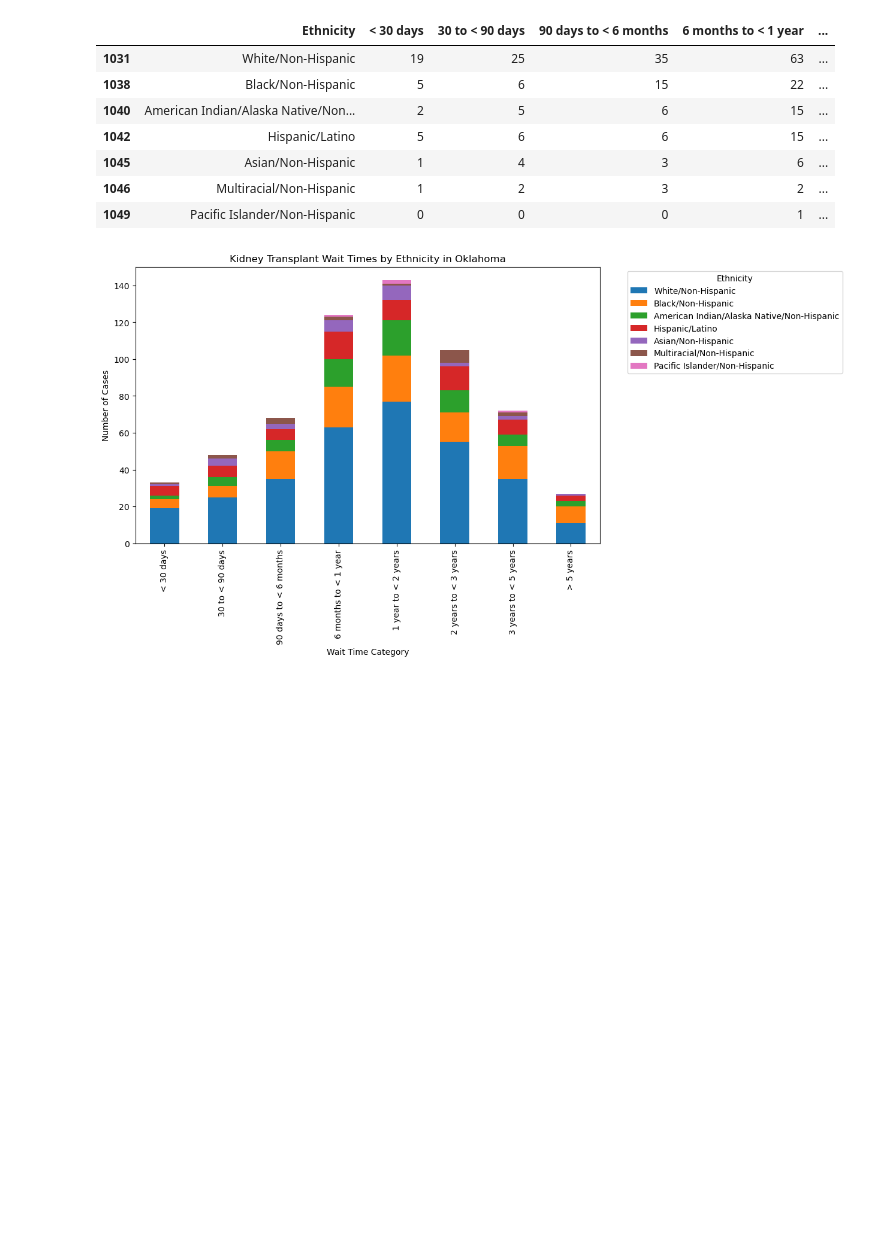
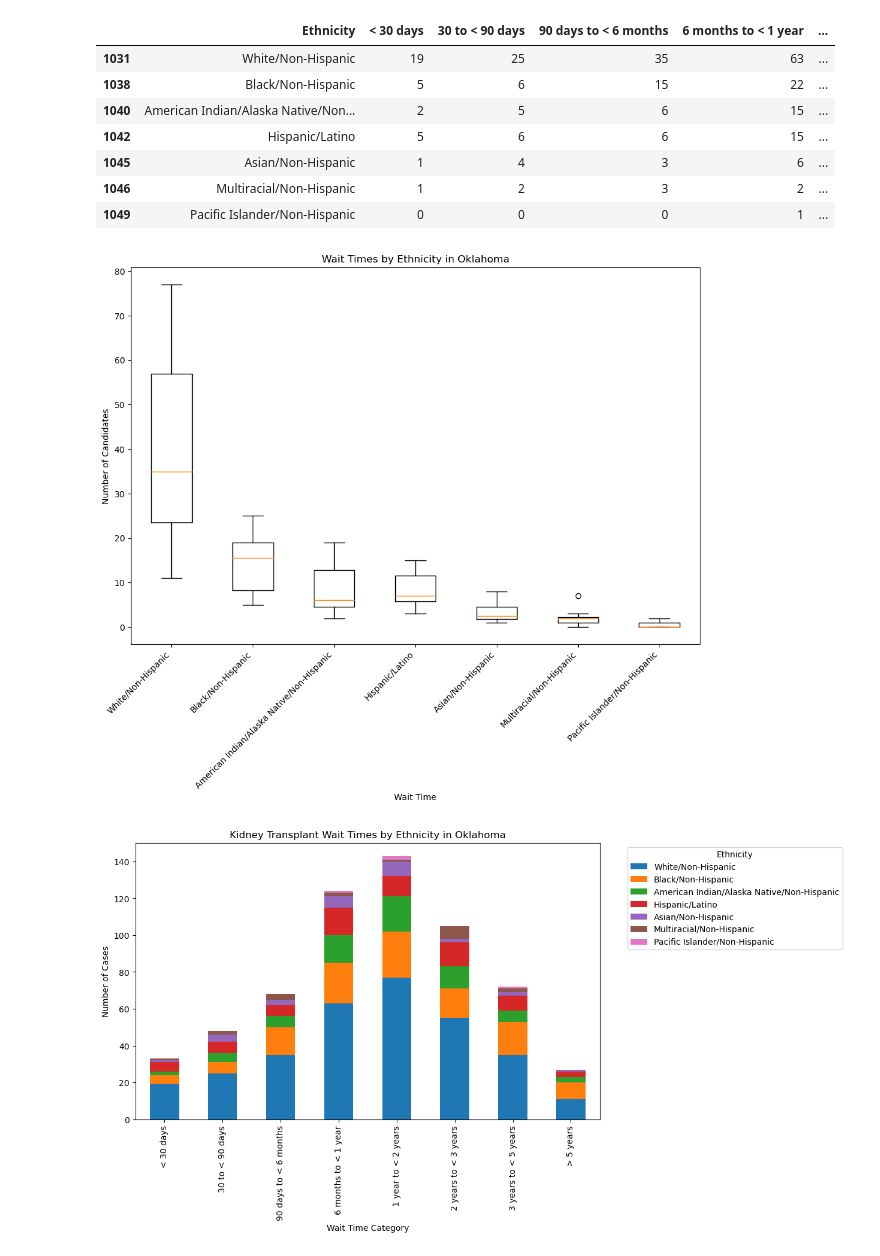
Before and after one commit to ASPigman/Project_1, a Jupyter notebook: KidneyTransplantMain.ipynb, the cells around one changed output. Saved outputs shown, nothing was run; the diff lists cells and outputs as text; code cells hidden in the pictures; blank space fills up the shorter version.

Commit message:
added boxplots for oklahoma
oklahoma boxplot pngs added

```diff
--- a/KidneyTransplantMain.ipynb
+++ b/KidneyTransplantMain.ipynb
@@ -724,6 +724,28 @@ ok_ethnicity_wait
 | 1045 | Asian/Non-Hispanic | 1 | 4 | 3 | 6 | ... |
 | 1046 | Multiracial/Non-Hispanic | 1 | 2 | 3 | 2 | ... |
 | 1049 | Pacific Islander/Non-Hispanic | 0 | 0 | 0 | 1 | ... |
+# %%
+#Create boxplot for ethnicities in Oklahoma
+ethnicity_labels = ok_ethnicity_wait['Ethnicity'].unique()
+
+# Create a list to store data for each ethnicity
+ethnicity_data = [ok_ethnicity_wait[ok_ethnicity_wait['Ethnicity'] == ethnicity].iloc[:, 1:].values.flatten()
+                  for ethnicity in ethnicity_labels]
+
+plt.figure(figsize=(12, 8))
+boxplot = plt.boxplot(ethnicity_data, vert=True, labels=ethnicity_labels)
+
+#Rotate x-axis labels for better readability
+plt.xticks(rotation=45, ha="right")
+
+#Set labels and title
+plt.title("Wait Times by Ethnicity in Oklahoma")
+plt.xlabel("Wait Time")
+plt.ylabel("Number of Candidates")
+
+plt.show()
+# %% [output]
+[figure, added]
 # %%
 # Plot above on a bar chart
 
```
Also changed, not shown: parts of 8 cells of this notebook, 2 other files.
